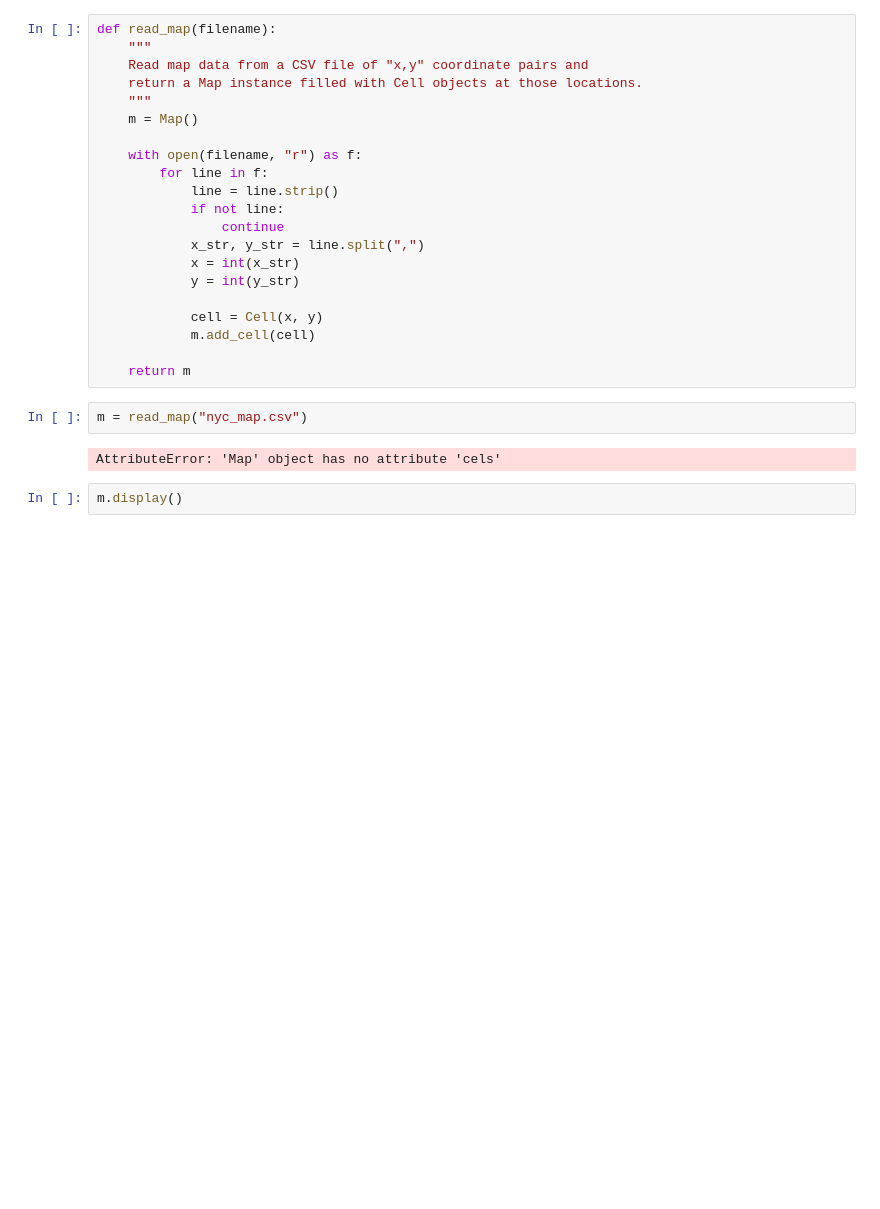
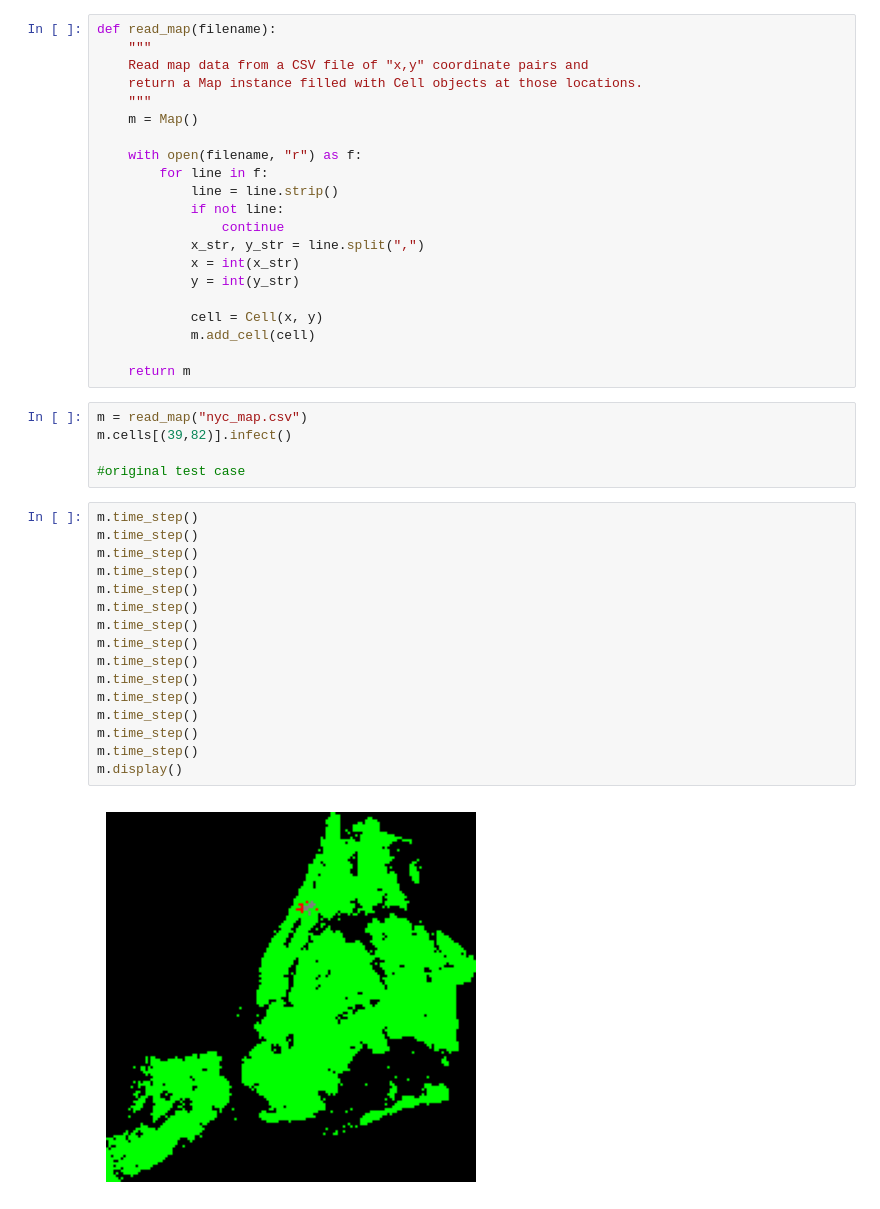
Before and after one commit to mekonmelon/python_infectious_disease, a Jupyter notebook: simulator_chloe.ipynb, the cells around one changed output. Saved outputs shown, nothing was run; the diff lists cells and outputs as text; blank space fills up the shorter version.

Commit message:
added test cases

```diff
--- a/simulator_chloe.ipynb
+++ b/simulator_chloe.ipynb
@@ -242,7 +241,24 @@ def read_map(filename):
     return m
 # %%
 m = read_map("nyc_map.csv")
+m.cells[(39,82)].infect()
+
+#original test case
-# %% [output]
-AttributeError: 'Map' object has no attribute 'cels'
-# %%
-m.display()
+# %%
+m.time_step()
+m.time_step()
+m.time_step()
+m.time_step()
+m.time_step()
+m.time_step()
+m.time_step()
+m.time_step()
+m.time_step()
+m.time_step()
+m.time_step()
+m.time_step()
+m.time_step()
+m.time_step()
+m.display()
+# %% [output]
+[figure, added]
```
Also changed, not shown: parts of 2 cells of this notebook.
